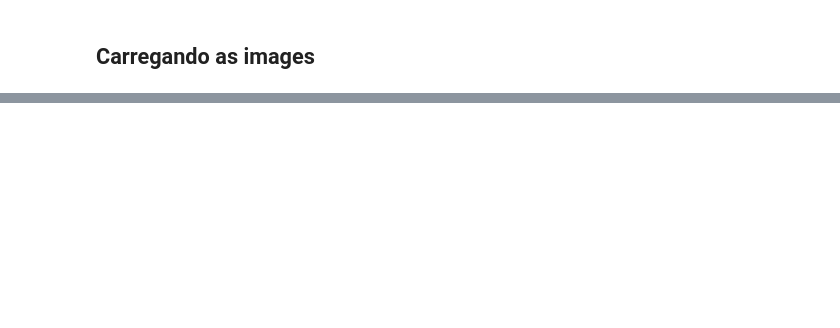
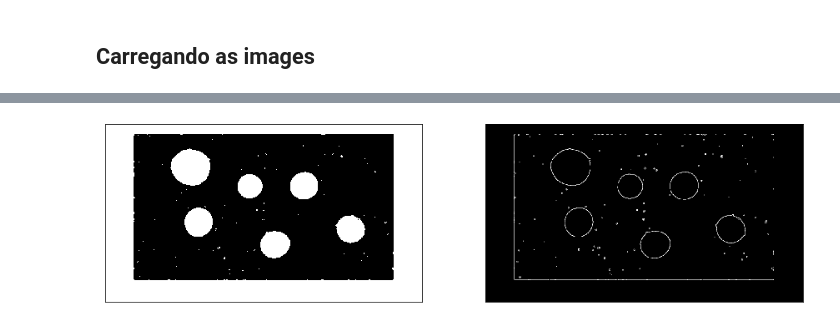
Before and after one commit to achiaver/computer_vision, a Jupyter notebook: trabalho_05/notebooks/trabalho_05.ipynb, the cells around one changed output, grey strips where cells are left out. Cells and saved outputs as stored; diff of their text form; code cells hidden in the pictures; blank space fills up the shorter version.

```diff
--- a/trabalho_05/notebooks/trabalho_05.ipynb
+++ b/trabalho_05/notebooks/trabalho_05.ipynb
@@ -285,0 +70,3 @@ Estratégia:
+# %%
+entrada_bin_med = cv.medianBlur(entrada_bin, 5)
+saida_bin_med = cv.medianBlur(saida_bin, 5)
@@ -285,0 +77,8 @@ Estratégia:
+# %%
+diff_bin_med = entrada_bin_med - saida_bin_med
+# %%
+diff_sob = sobel(diff_bin_med)
+# %%
+fig = plota([diff_bin_med, diff_sob], 2)
+# %% [output]
+[figure, added]
```
Also changed, not shown: parts of 35 cells of this notebook, 1 other file.
